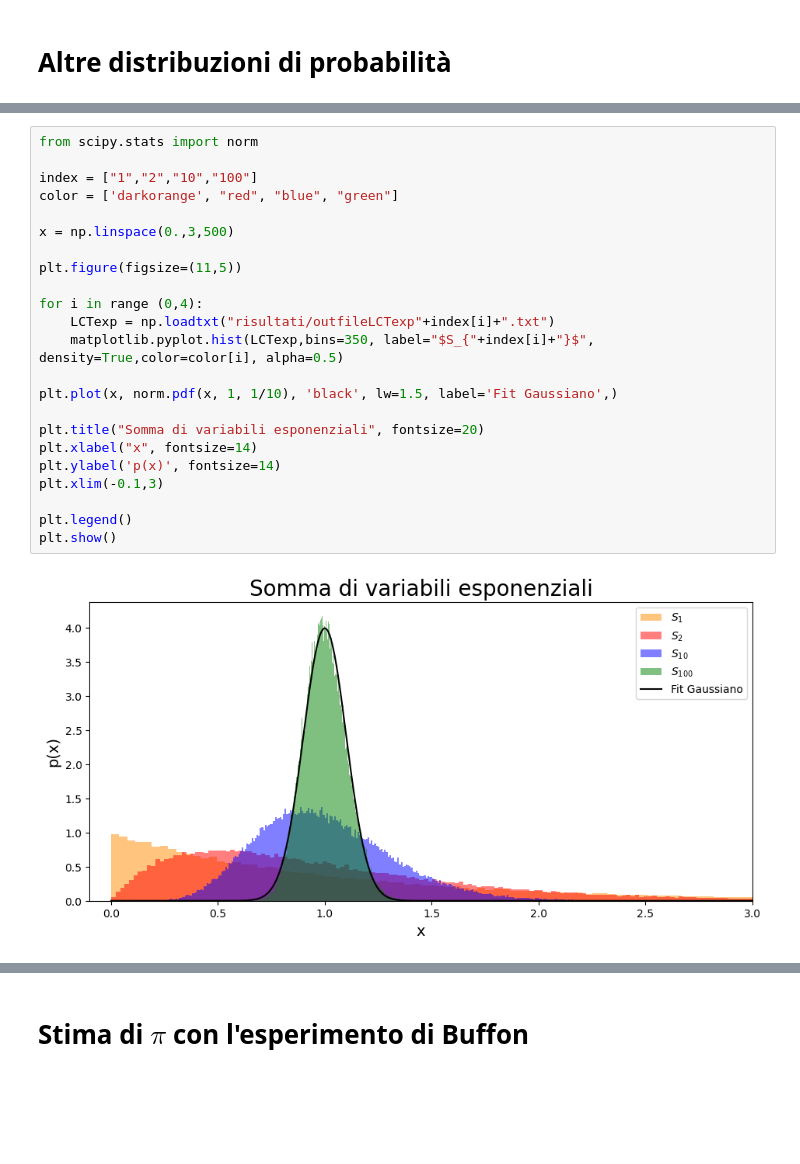
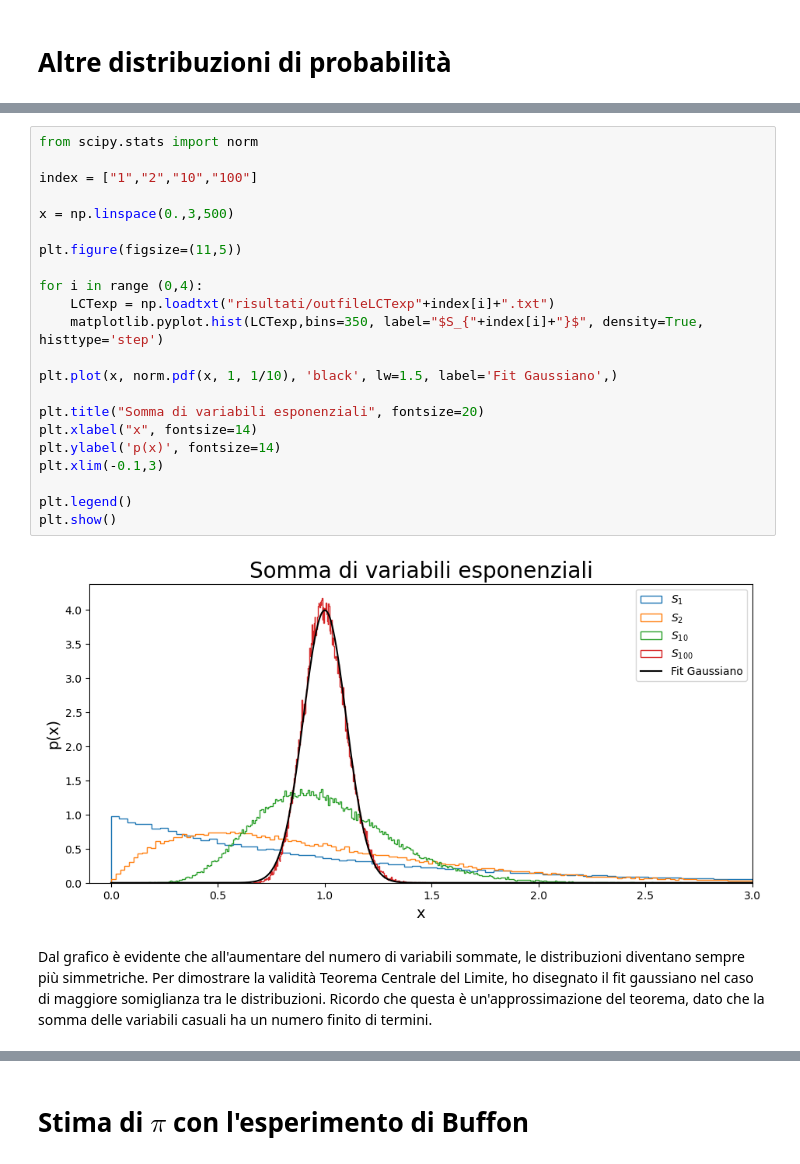
Before and after one commit to Daniele95/LSN, a Jupyter notebook: 1-random/esercitazione1.ipynb, the cells around one changed output, grey strips where cells are left out. Cells and saved outputs as stored; diff of their text form; blank space fills up the shorter version.

```diff
--- a/1-random/esercitazione1.ipynb
+++ b/1-random/esercitazione1.ipynb
@@ -138,28 +158,29 @@ plt.legend()
 # %%
 from scipy.stats import norm
 
 index = ["1","2","10","100"]
-color = ['darkorange', "red", "blue", "green"]
 
 x = np.linspace(0.,3,500)
 
 plt.figure(figsize=(11,5))
 
 for i in range (0,4):
     LCTexp = np.loadtxt("risultati/outfileLCTexp"+index[i]+".txt")
-    matplotlib.pyplot.hist(LCTexp,bins=350, label="$S_{"+index[i]+"}$", density=True,color=color[i], alpha=0.5)
+    matplotlib.pyplot.hist(LCTexp,bins=350, label="$S_{"+index[i]+"}$", density=True, histtype='step')
 
 plt.plot(x, norm.pdf(x, 1, 1/10), 'black', lw=1.5, label='Fit Gaussiano',)
 
 plt.title("Somma di variabili esponenziali", fontsize=20)
 plt.xlabel("x", fontsize=14)
 plt.ylabel('p(x)', fontsize=14)
 plt.xlim(-0.1,3)
 
 plt.legend()
 plt.show()
 # %% [output]
-[figure, old version]
+[figure, new version]
+# %% [markdown]
+Dal grafico è evidente che all'aumentare del numero di variabili sommate, le distribuzioni diventano sempre più simmetriche. Per dimostrare la validità Teorema Centrale del Limite, ho disegnato il fit gaussiano nel caso di maggiore somiglianza tra le distribuzioni. Ricordo che questa è un'approssimazione del teorema, dato che la somma delle variabili casuali ha un numero finito di termini.
 # %%
 from scipy.stats import cauchy
 
```
Also changed, not shown: parts of 3 cells of this notebook.
